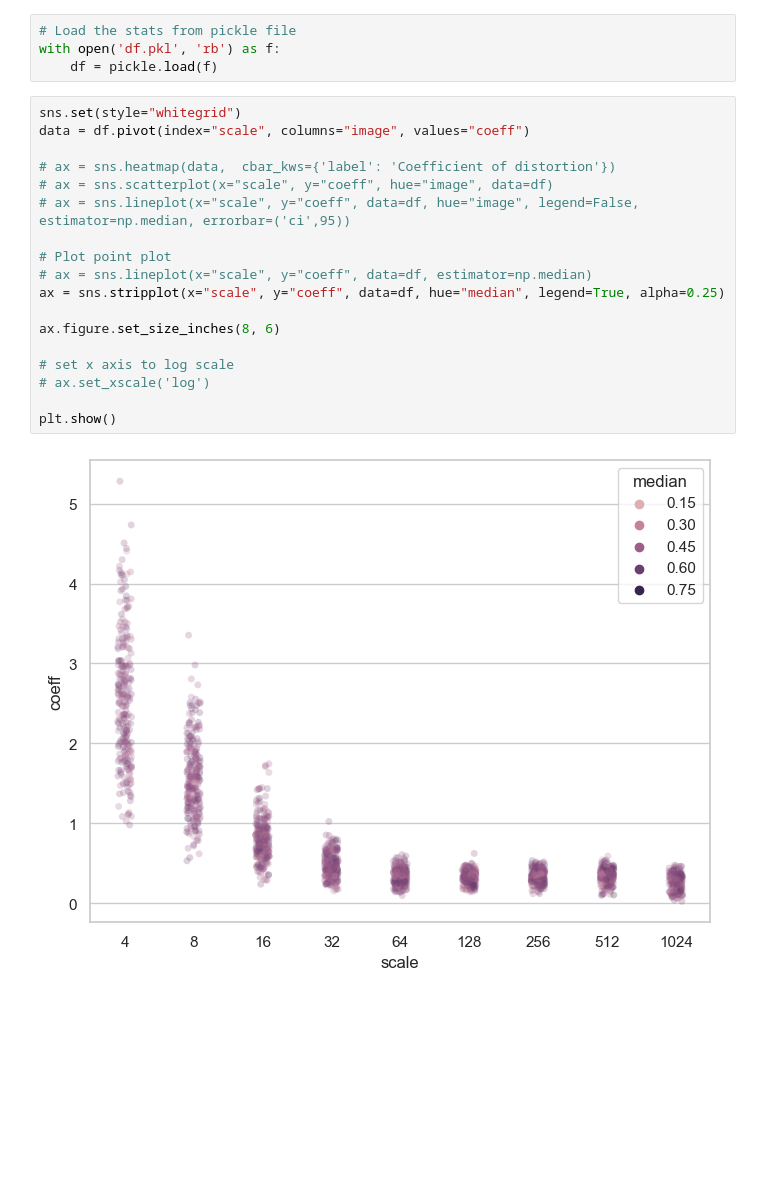
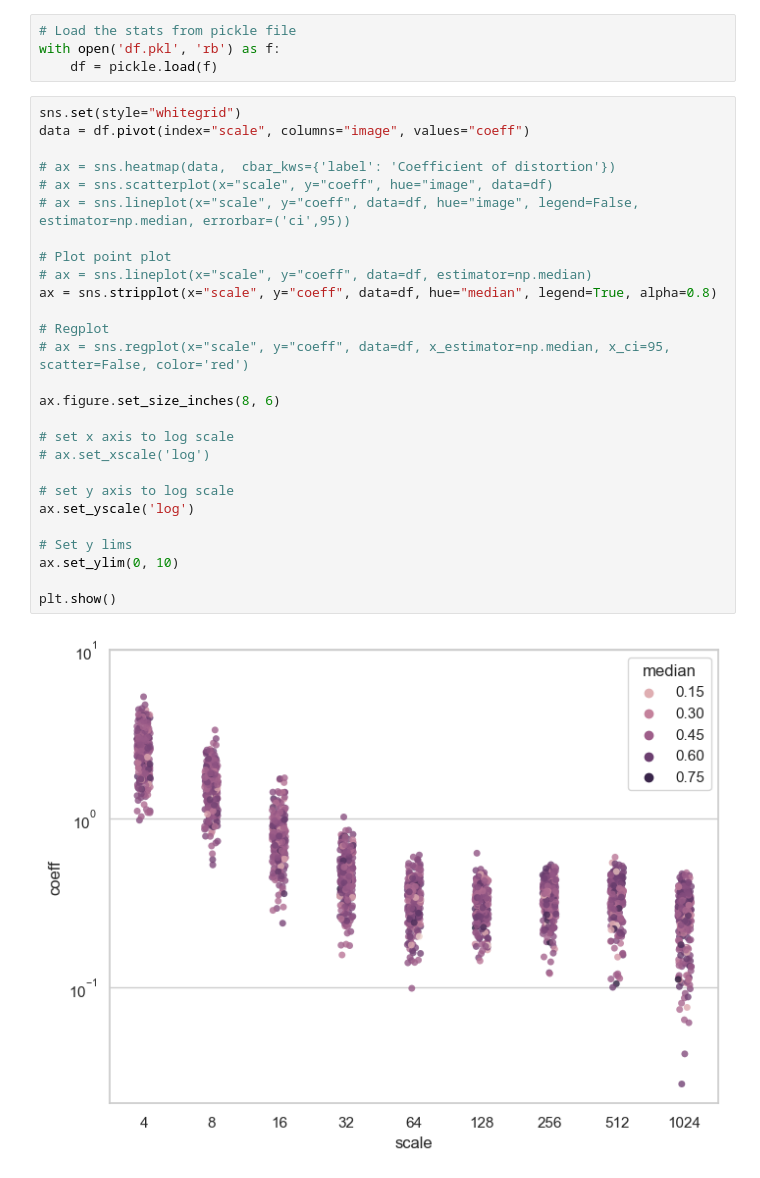
Before and after one commit to mathscapes/benford-image, a Jupyter notebook: bs12.ipynb, the cells around one changed output. Drawn from its saved outputs; the diff is of its cells as text; blank space fills up the shorter version.

```diff
--- a/bs12.ipynb
+++ b/bs12.ipynb
@@ -69,20 +69,29 @@ with open('df.pkl', 'rb') as f:
 # %%
 sns.set(style="whitegrid")
 data = df.pivot(index="scale", columns="image", values="coeff")
 
 # ax = sns.heatmap(data,  cbar_kws={'label': 'Coefficient of distortion'})
 # ax = sns.scatterplot(x="scale", y="coeff", hue="image", data=df)
 # ax = sns.lineplot(x="scale", y="coeff", data=df, hue="image", legend=False, estimator=np.median, errorbar=('ci',95))
 
 # Plot point plot
 # ax = sns.lineplot(x="scale", y="coeff", data=df, estimator=np.median)
-ax = sns.stripplot(x="scale", y="coeff", data=df, hue="median", legend=True, alpha=0.25)
+ax = sns.stripplot(x="scale", y="coeff", data=df, hue="median", legend=True, alpha=0.8)
+
+# Regplot
+# ax = sns.regplot(x="scale", y="coeff", data=df, x_estimator=np.median, x_ci=95, scatter=False, color='red')
 
 ax.figure.set_size_inches(8, 6)
 
 # set x axis to log scale
 # ax.set_xscale('log')
 
+# set y axis to log scale
+ax.set_yscale('log')
+
+# Set y lims
+ax.set_ylim(0, 10)
+
 plt.show()
 # %% [output]
-[figure, old version]
+[figure, new version]
```
